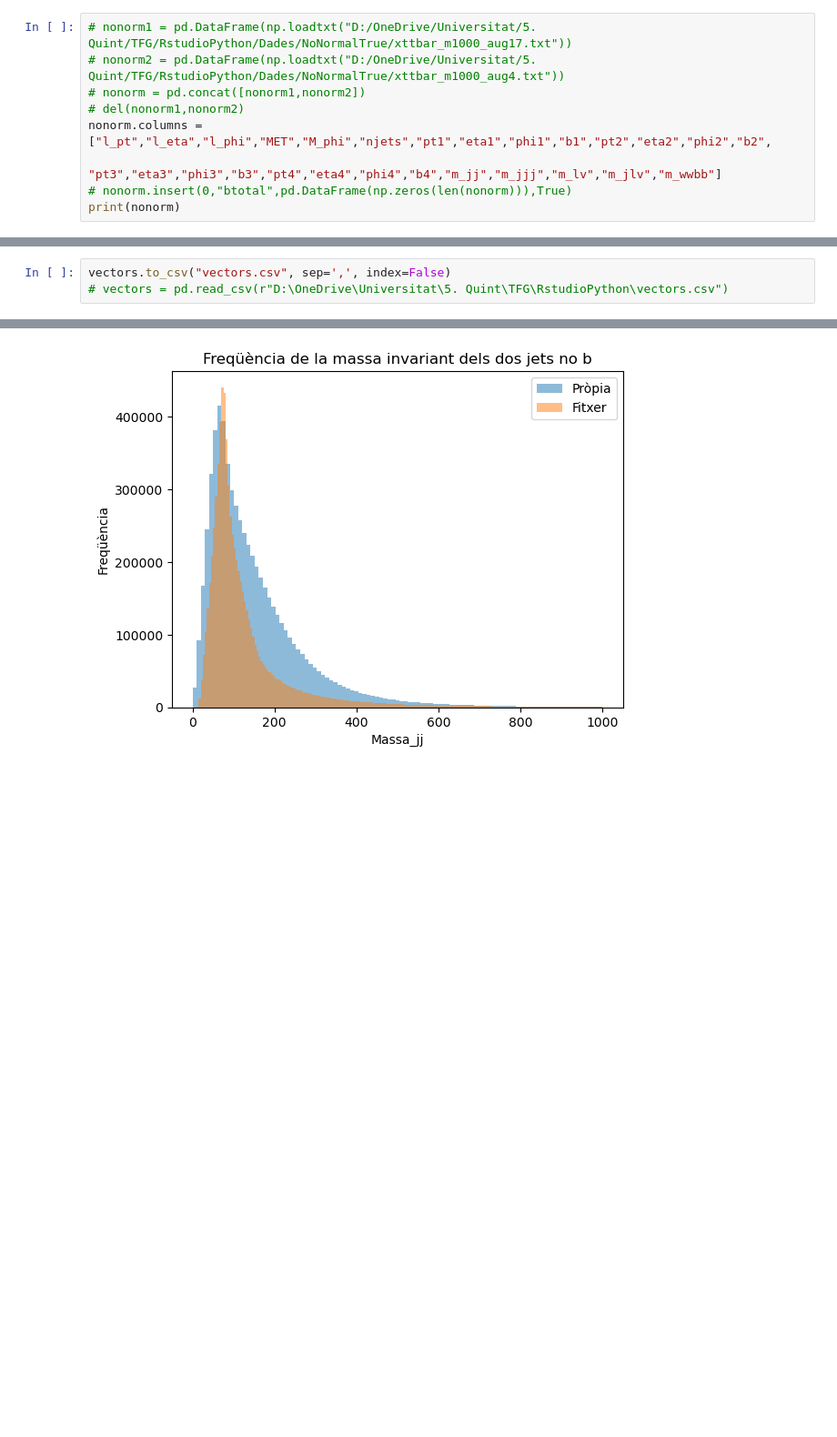
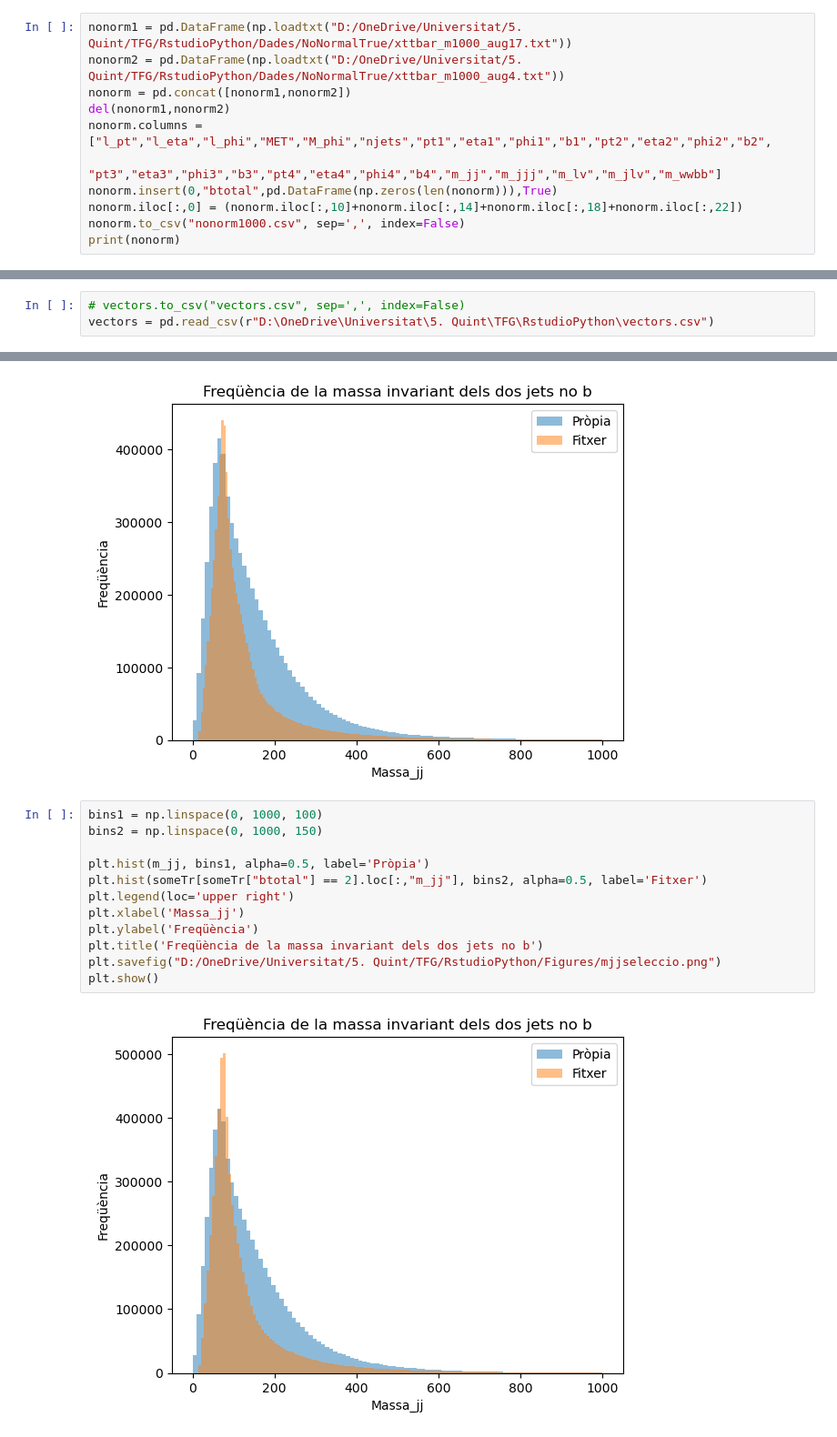
Before and after one commit to AlexPG1/TFG_MLenHEP, a Jupyter notebook: PrimeraSessió.ipynb, the cells around one changed output, grey strips where cells are left out. Shown at 91% size. Drawn from its saved outputs; the diff is of its cells as text; blank space fills up the shorter version.

```diff
--- a/PrimeraSessió.ipynb
+++ b/PrimeraSessió.ipynb
@@ -1247,13 +1249,15 @@ ax.set_facecolor('#d8dcd6')
 # %% [markdown]
 Experimentació amb la càrrega de dades nonorm
 # %%
-# nonorm1 = pd.DataFrame(np.loadtxt("D:/OneDrive/Universitat/5. Quint/TFG/RstudioPython/Dades/NoNormalTrue/xttbar_m1000_aug17.txt"))
-# nonorm2 = pd.DataFrame(np.loadtxt("D:/OneDrive/Universitat/5. Quint/TFG/RstudioPython/Dades/NoNormalTrue/xttbar_m1000_aug4.txt"))
-# nonorm = pd.concat([nonorm1,nonorm2])
-# del(nonorm1,nonorm2)
+nonorm1 = pd.DataFrame(np.loadtxt("D:/OneDrive/Universitat/5. Quint/TFG/RstudioPython/Dades/NoNormalTrue/xttbar_m1000_aug17.txt"))
+nonorm2 = pd.DataFrame(np.loadtxt("D:/OneDrive/Universitat/5. Quint/TFG/RstudioPython/Dades/NoNormalTrue/xttbar_m1000_aug4.txt"))
+nonorm = pd.concat([nonorm1,nonorm2])
+del(nonorm1,nonorm2)
 nonorm.columns = ["l_pt","l_eta","l_phi","MET","M_phi","njets","pt1","eta1","phi1","b1","pt2","eta2","phi2","b2",
                  "pt3","eta3","phi3","b3","pt4","eta4","phi4","b4","m_jj","m_jjj","m_lv","m_jlv","m_wwbb"]
-# nonorm.insert(0,"btotal",pd.DataFrame(np.zeros(len(nonorm))),True)
+nonorm.insert(0,"btotal",pd.DataFrame(np.zeros(len(nonorm))),True)
+nonorm.iloc[:,0] = (nonorm.iloc[:,10]+nonorm.iloc[:,14]+nonorm.iloc[:,18]+nonorm.iloc[:,22])
+nonorm.to_csv("nonorm1000.csv", sep=',', index=False)
 print(nonorm)
 # %%
 nonorm.to_csv("nonorm1000.csv", sep=',', index=False)
@@ -1297,7 +1301,7 @@ vectors.loc[:,["eta1","eta2"]] = 2*(((-1*vectors.loc[:,["eta1","eta2"]]).apply(n
 # %% [markdown]
 Guardem aquest df `vectors` en un fitxer csv i el carreguem de nou (millor de cara a següents sessions)
 # %%
-vectors.to_csv("vectors.csv", sep=',', index=False)
-# vectors = pd.read_csv(r"D:\OneDrive\Universitat\5. Quint\TFG\RstudioPython\vectors.csv")
+# vectors.to_csv("vectors.csv", sep=',', index=False)
+vectors = pd.read_csv(r"D:\OneDrive\Universitat\5. Quint\TFG\RstudioPython\vectors.csv")
 # %% [markdown]
 A partir de `vectors` calculem la massa invariant:
@@ -1356,3 +1340,17 @@ plt.savefig("D:/OneDrive/Universitat/5. Quint/TFG/RstudioPython/Figures/MassaInv
 plt.show()
 # %% [output]
 [figure]
+# %%
+bins1 = np.linspace(0, 1000, 100)
+bins2 = np.linspace(0, 1000, 150)
+
+plt.hist(m_jj, bins1, alpha=0.5, label='Pròpia')
+plt.hist(someTr[someTr["btotal"] == 2].loc[:,"m_jj"], bins2, alpha=0.5, label='Fitxer')
+plt.legend(loc='upper right')
+plt.xlabel('Massa_jj')
+plt.ylabel('Freqüència')
+plt.title('Freqüència de la massa invariant dels dos jets no b')
+plt.savefig("D:/OneDrive/Universitat/5. Quint/TFG/RstudioPython/Figures/mjjseleccio.png")
+plt.show()
+# %% [output]
+[figure, added]
```
Also changed, not shown: parts of 24 cells of this notebook.
